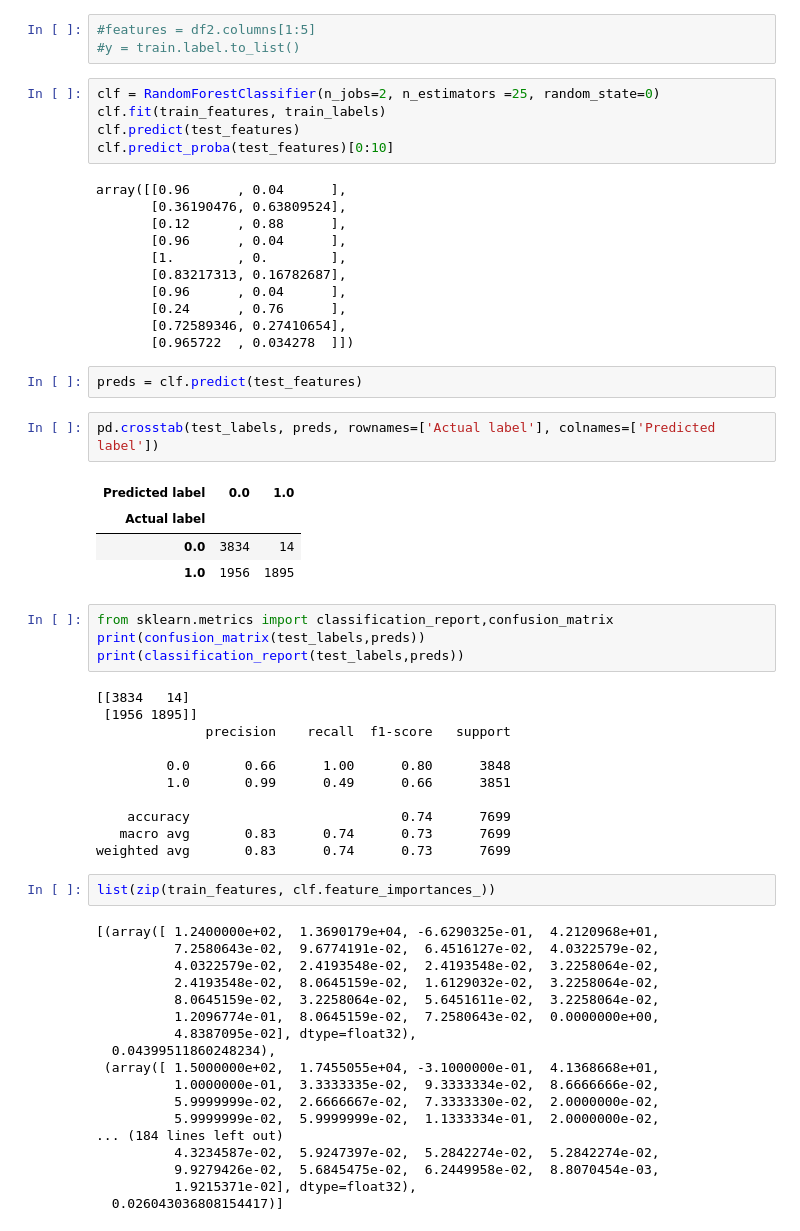
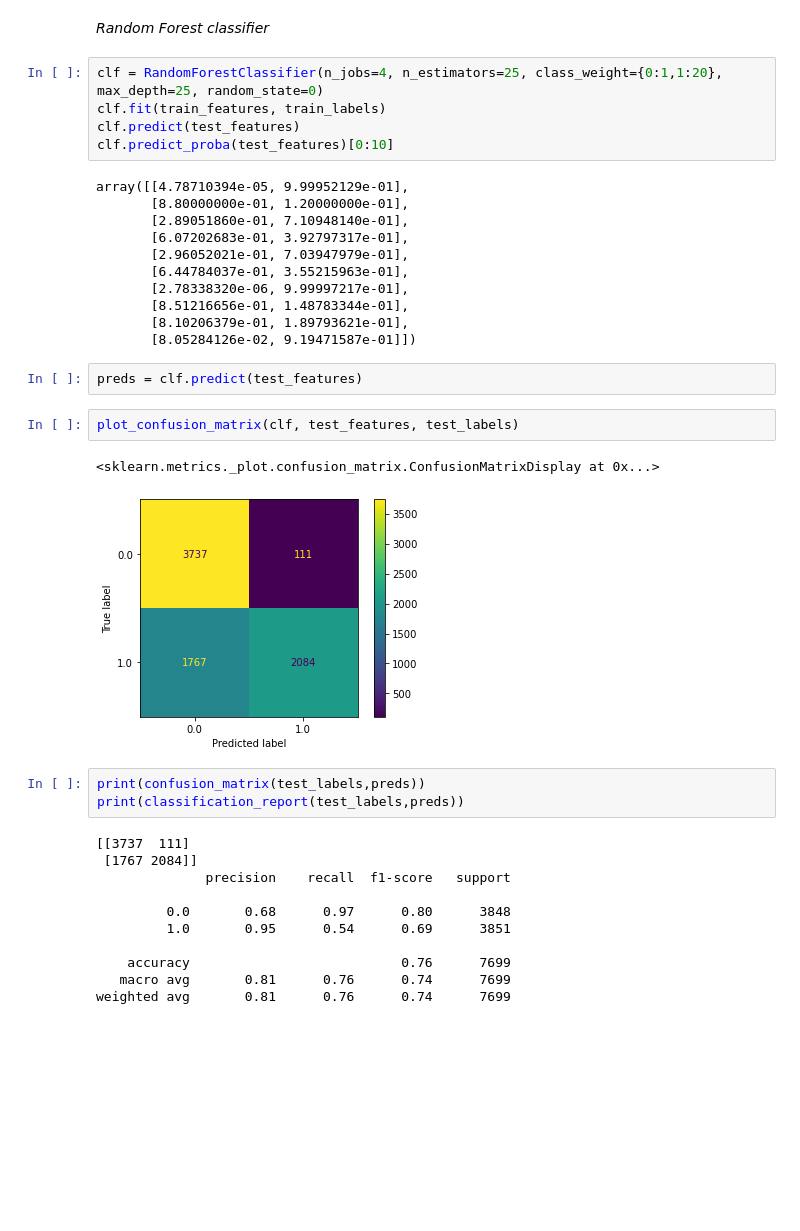
Before and after one commit to michellegarcia2000/p-rotein, a Jupyter notebook: model/IDP_Random_Forest.ipynb, the cells around one changed output. Cells and saved outputs as stored; diff of their text form; blank space fills up the shorter version.

Commit message:
RF & BRF optimzation + ROC curve

```diff
--- a/model/IDP_Random_Forest.ipynb
+++ b/model/IDP_Random_Forest.ipynb
@@ -64,66 +37,42 @@ print('Number of observations in the test data:',len(test_features))
 # %% [output]
 Number of observations in the training data: 249098
 Number of observations in the test data: 7699
-# %%
-#features = df2.columns[1:5]
-#y = train.label.to_list()
+# %% [markdown]
+*Random Forest classifier*
 # %%
-clf = RandomForestClassifier(n_jobs=2, n_estimators =25, random_state=0)
+clf = RandomForestClassifier(n_jobs=4, n_estimators=25, class_weight={0:1,1:20}, max_depth=25, random_state=0)
 clf.fit(train_features, train_labels)
 clf.predict(test_features)
 clf.predict_proba(test_features)[0:10]
 # %% [output]
-array([[0.96      , 0.04      ],
-       [0.36190476, 0.63809524],
-       [0.12      , 0.88      ],
-       [0.96      , 0.04      ],
-       [1.        , 0.        ],
-       [0.83217313, 0.16782687],
-       [0.96      , 0.04      ],
-       [0.24      , 0.76      ],
-       [0.72589346, 0.27410654],
-       [0.965722  , 0.034278  ]])
+array([[4.78710394e-05, 9.99952129e-01],
+       [8.80000000e-01, 1.20000000e-01],
+       [2.89051860e-01, 7.10948140e-01],
+       [6.07202683e-01, 3.92797317e-01],
+       [2.96052021e-01, 7.03947979e-01],
+       [6.44784037e-01, 3.55215963e-01],
+       [2.78338320e-06, 9.99997217e-01],
+       [8.51216656e-01, 1.48783344e-01],
+       [8.10206379e-01, 1.89793621e-01],
+       [8.05284126e-02, 9.19471587e-01]])
 # %%
 preds = clf.predict(test_features)
-# %%
-pd.crosstab(test_labels, preds, rownames=['Actual label'], colnames=['Predicted label'])
-# %% [output]
-| Predicted label | 0.0 | 1.0 |
-| Actual label |  |  |
-| 0.0 | 3834 | 14 |
-| 1.0 | 1956 | 1895 |
+# %%
+plot_confusion_matrix(clf, test_features, test_labels)
+# %% [output]
+<sklearn.metrics._plot.confusion_matrix.ConfusionMatrixDisplay at 0x...>
+[figure, added]
 # %%
-from sklearn.metrics import classification_report,confusion_matrix
 print(confusion_matrix(test_labels,preds))
 print(classification_report(test_labels,preds))
 # %% [output]
-[[3834   14]
- [1956 1895]]
+[[3737  111]
+ [1767 2084]]
               precision    recall  f1-score   support
 
-         0.0       0.66      1.00      0.80      3848
-         1.0       0.99      0.49      0.66      3851
+         0.0       0.68      0.97      0.80      3848
+         1.0       0.95      0.54      0.69      3851
 
-    accuracy                           0.74      7699
-   macro avg       0.83      0.74      0.73      7699
-weighted avg       0.83      0.74      0.73      7699
+    accuracy                           0.76      7699
+   macro avg       0.81      0.76      0.74      7699
+weighted avg       0.81      0.76      0.74      7699
-# %%
-list(zip(train_features, clf.feature_importances_))
-# %% [output]
-[(array([ 1.2400000e+02,  1.3690179e+04, -6.6290325e-01,  4.2120968e+01,
-          7.2580643e-02,  9.6774191e-02,  6.4516127e-02,  4.0322579e-02,
-          4.0322579e-02,  2.4193548e-02,  2.4193548e-02,  3.2258064e-02,
-          2.4193548e-02,  8.0645159e-02,  1.6129032e-02,  3.2258064e-02,
-          8.0645159e-02,  3.2258064e-02,  5.6451611e-02,  3.2258064e-02,
-          1.2096774e-01,  8.0645159e-02,  7.2580643e-02,  0.0000000e+00,
-          4.8387095e-02], dtype=float32),
-  0.04399511860248234),
- (array([ 1.5000000e+02,  1.7455055e+04, -3.1000000e-01,  4.1368668e+01,
-          1.0000000e-01,  3.3333335e-02,  9.3333334e-02,  8.6666666e-02,
-          5.9999999e-02,  2.6666667e-02,  7.3333330e-02,  2.0000000e-02,
-          5.9999999e-02,  5.9999999e-02,  1.1333334e-01,  2.0000000e-02,
-... (184 lines left out)
-          4.3234587e-02,  5.9247397e-02,  5.2842274e-02,  5.2842274e-02,
-          9.9279426e-02,  5.6845475e-02,  6.2449958e-02,  8.8070454e-03,
-          1.9215371e-02], dtype=float32),
-  0.026043036808154417)]
```
Also changed, not shown: parts of 18 cells of this notebook, 5 other files.
